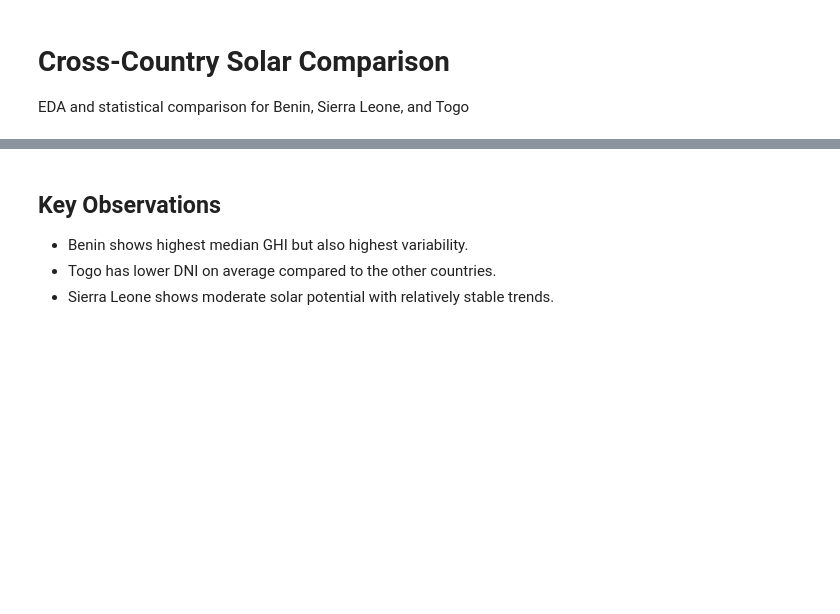
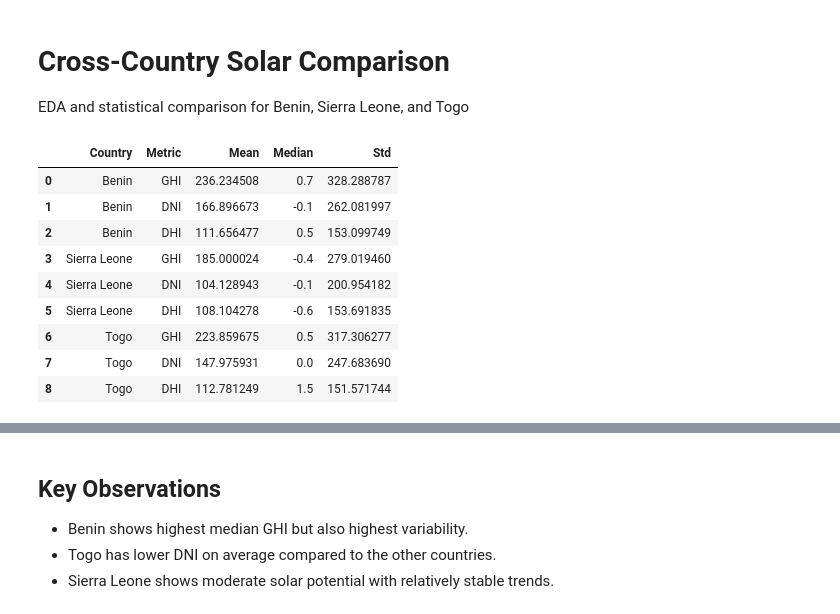
Before and after one commit to MAYSHLMAY/solar-challenge-week0, a Jupyter notebook: notebooks/compare_countries.ipynb, the cells around one changed output, grey strips where cells are left out. Cells and saved outputs as stored; diff of their text form; code cells hidden in the pictures; blank space fills up the shorter version.

Commit message:
feat: add cross-country comparison notebook with stats and plots

```diff
--- a/notebooks/compare_countries.ipynb
+++ b/notebooks/compare_countries.ipynb
@@ -8,25 +8,40 @@ import seaborn as sns
 from scipy.stats import f_oneway
 # %%
 # Load cleaned datasets
-benin = pd.read_csv('data/benin_clean.csv')
-sierra = pd.read_csv('data/sierra_leone_clean.csv')
-togo = pd.read_csv('data/togo_clean.csv')
+benin = pd.read_csv('../data/benin_clean.csv')
+sierra = pd.read_csv('../data/sierra_leone_clean.csv')
+togo = pd.read_csv('../data/togo_clean.csv')
 # %%
 # Summary statistics for GHI, DNI, DHI
 metrics = ['GHI', 'DNI', 'DHI']
-summary = pd.DataFrame(columns=['Country', 'Metric', 'Mean', 'Median', 'Std'])
+
+# Create list of dicts first
+rows = []
 
 for df, country in zip([benin, sierra, togo], ['Benin', 'Sierra Leone', 'Togo']):
     for metric in metrics:
-        summary = summary.append({
+        rows.append({
             'Country': country,
             'Metric': metric,
             'Mean': df[metric].mean(),
             'Median': df[metric].median(),
             'Std': df[metric].std()
-        }, ignore_index=True)
+        })
 
+# Convert to DataFrame
+summary = pd.DataFrame(rows)
 summary
+# %% [output]
+|  | Country | Metric | Mean | Median | Std |
+| 0 | Benin | GHI | 236.234508 | 0.7 | 328.288787 |
+| 1 | Benin | DNI | 166.896673 | -0.1 | 262.081997 |
+| 2 | Benin | DHI | 111.656477 | 0.5 | 153.099749 |
+| 3 | Sierra Leone | GHI | 185.000024 | -0.4 | 279.019460 |
+| 4 | Sierra Leone | DNI | 104.128943 | -0.1 | 200.954182 |
+| 5 | Sierra Leone | DHI | 108.104278 | -0.6 | 153.691835 |
+| 6 | Togo | GHI | 223.859675 | 0.5 | 317.306277 |
+| 7 | Togo | DNI | 147.975931 | 0.0 | 247.683690 |
+| 8 | Togo | DHI | 112.781249 | 1.5 | 151.571744 |
 # %%
 # Boxplots for GHI, DNI, DHI
 for metric in metrics:
```
Also changed, not shown: parts of 2 cells of this notebook.
